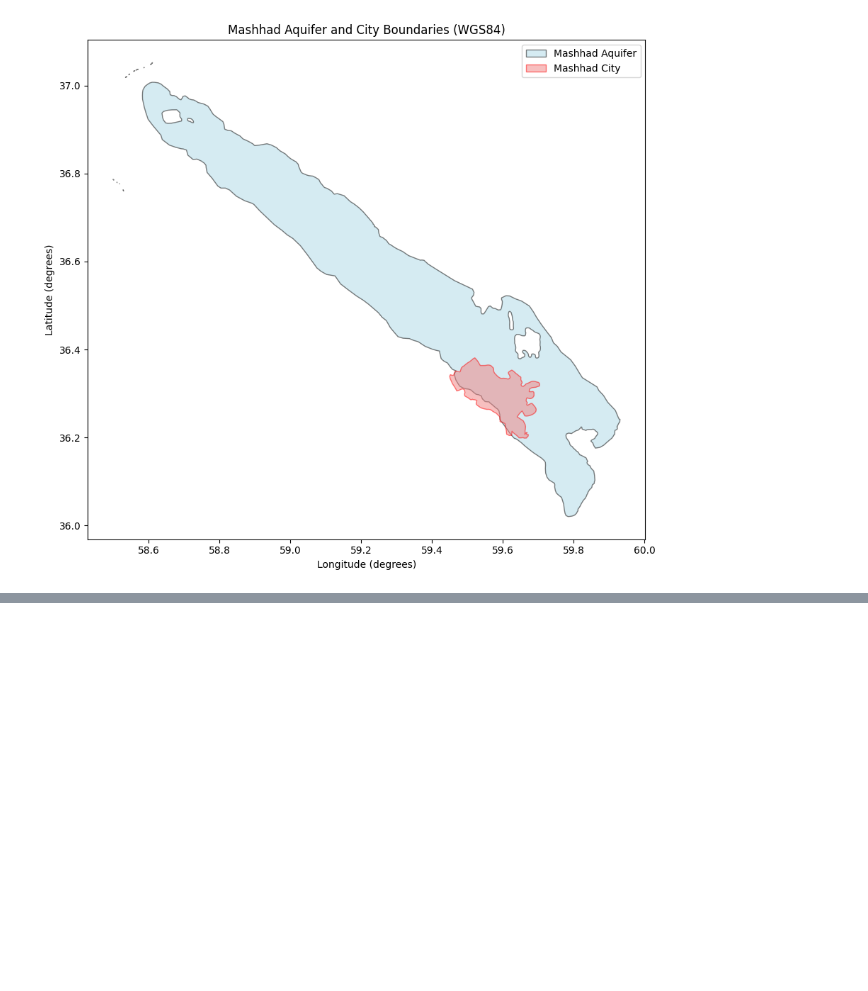
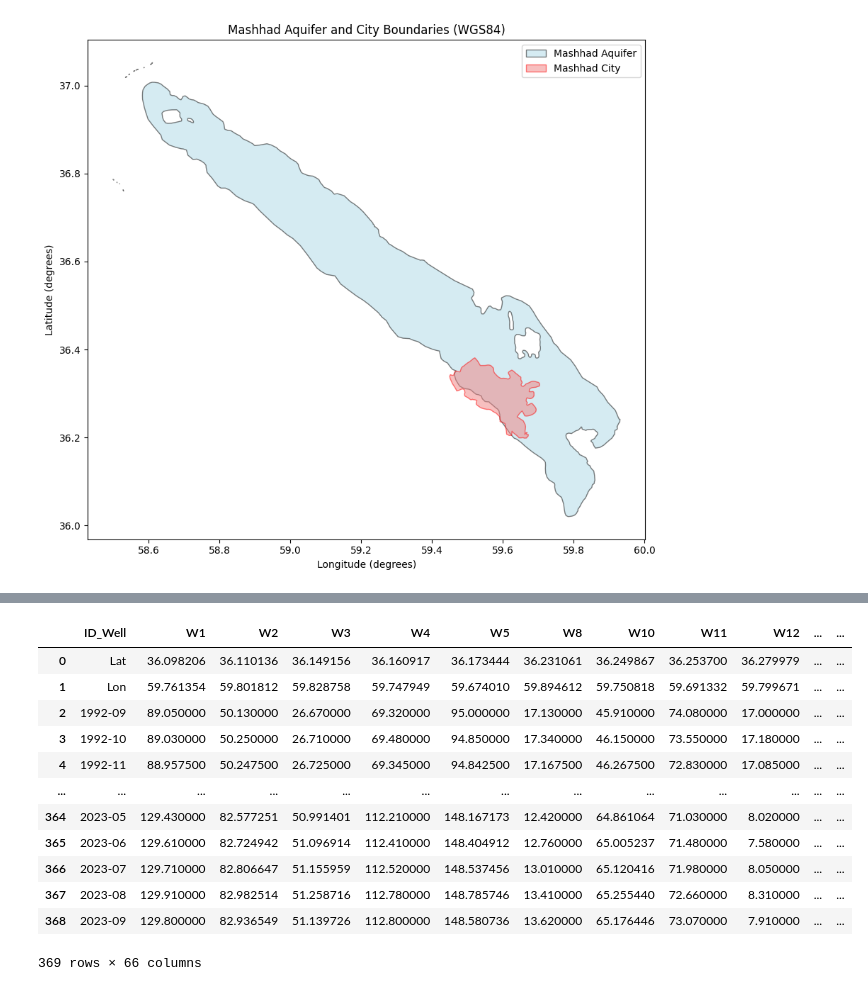
Before and after one commit to AliRezaee86/Data_Analysis, a Jupyter notebook: Classification_GWL_Data.ipynb, the cells around one changed output, grey strips where cells are left out. Drawn from its saved outputs; the diff is of its cells as text; code cells hidden in the pictures; blank space fills up the shorter version.

```diff
--- a/Classification_GWL_Data.ipynb
+++ b/Classification_GWL_Data.ipynb
@@ -102,0 +978,7 @@ plt.show()
+# %%
+import pandas as pd
+
+# Read the Excel file
+Data_Clean_monthly = pd.read_excel("Clean_Data_monthly.xlsx")
+# Show the first 5 rows
+print(Data_Clean_monthly.head())
@@ -102,0 +1003,16 @@ plt.show()
+# %%
+Data_Clean_monthly
+# %% [output]
+|  | ID_Well | W1 | W2 | W3 | W4 | W5 | W8 | W10 | W11 | W12 | ... | ... |
+| 0 | Lat | 36.098206 | 36.110136 | 36.149156 | 36.160917 | 36.173444 | 36.231061 | 36.249867 | 36.253700 | 36.279979 | ... | ... |
+| 1 | Lon | 59.761354 | 59.801812 | 59.828758 | 59.747949 | 59.674010 | 59.894612 | 59.750818 | 59.691332 | 59.799671 | ... | ... |
+| 2 | 1992-09 | 89.050000 | 50.130000 | 26.670000 | 69.320000 | 95.000000 | 17.130000 | 45.910000 | 74.080000 | 17.000000 | ... | ... |
+| 3 | 1992-10 | 89.030000 | 50.250000 | 26.710000 | 69.480000 | 94.850000 | 17.340000 | 46.150000 | 73.550000 | 17.180000 | ... | ... |
+| 4 | 1992-11 | 88.957500 | 50.247500 | 26.725000 | 69.345000 | 94.842500 | 17.167500 | 46.267500 | 72.830000 | 17.085000 | ... | ... |
+| ... | ... | ... | ... | ... | ... | ... | ... | ... | ... | ... | ... | ... |
+| 364 | 2023-05 | 129.430000 | 82.577251 | 50.991401 | 112.210000 | 148.167173 | 12.420000 | 64.861064 | 71.030000 | 8.020000 | ... | ... |
+| 365 | 2023-06 | 129.610000 | 82.724942 | 51.096914 | 112.410000 | 148.404912 | 12.760000 | 65.005237 | 71.480000 | 7.580000 | ... | ... |
+| 366 | 2023-07 | 129.710000 | 82.806647 | 51.155959 | 112.520000 | 148.537456 | 13.010000 | 65.120416 | 71.980000 | 8.050000 | ... | ... |
+| 367 | 2023-08 | 129.910000 | 82.982514 | 51.258716 | 112.780000 | 148.785746 | 13.410000 | 65.255440 | 72.660000 | 8.310000 | ... | ... |
+| 368 | 2023-09 | 129.800000 | 82.936549 | 51.139726 | 112.800000 | 148.580736 | 13.620000 | 65.176446 | 73.070000 | 7.910000 | ... | ... |
+369 rows × 66 columns
```
Also changed, not shown: parts of 14 cells of this notebook.
